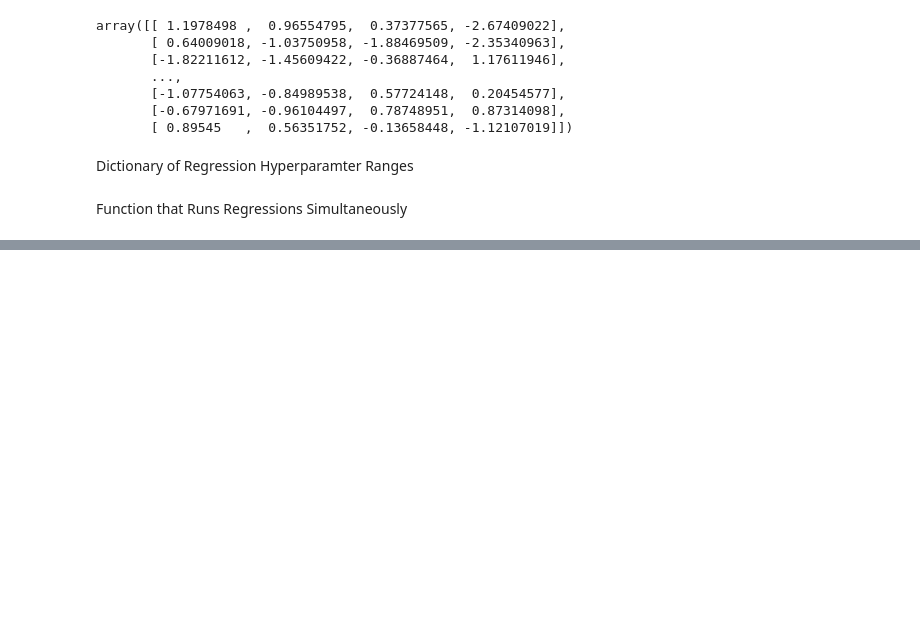
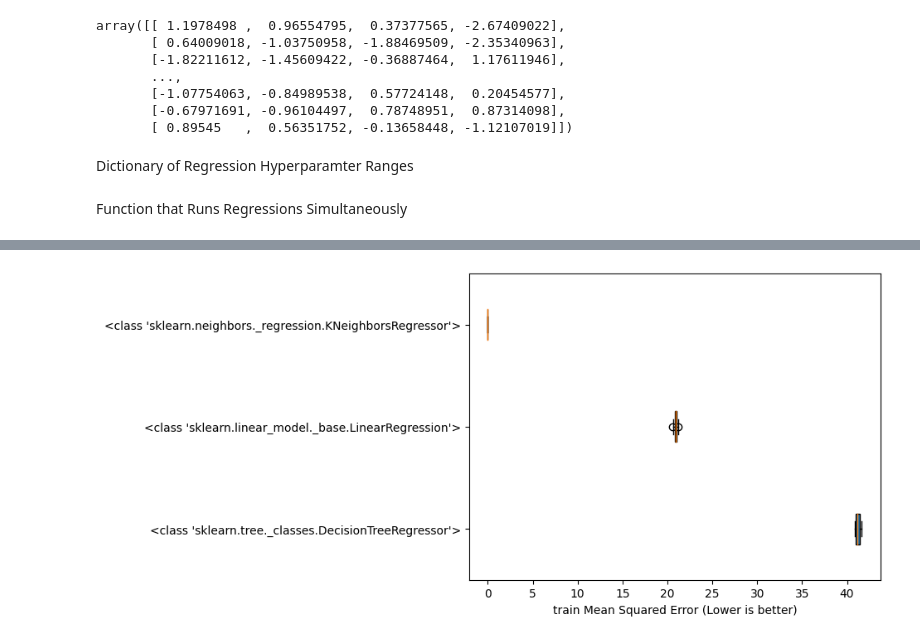
Before and after one commit to sej2020/Machine-Learning-Project, a Jupyter notebook: PowerPlantData/SimultaneousRegressionRun.ipynb, the cells around one changed output, grey strips where cells are left out. Drawn from its saved outputs; the diff is of its cells as text; code cells hidden in the pictures; blank space fills up the shorter version.

```diff
--- a/PowerPlantData/SimultaneousRegressionRun.ipynb
+++ b/PowerPlantData/SimultaneousRegressionRun.ipynb
@@ -195,0 +84,83 @@ plt.show()
+# %%
+def run(model):
+    reg = model()
+    param_grid = regression_param_dict[model]
+
+    if model == LinearRegression:
+        xiter = 4
+    else:
+        xiter = 10
+
+    cv_inner = KFold(n_splits=5, shuffle= True, random_state=1)
+    reg_hyper_search = RandomizedSearchCV(reg,param_grid,scoring="neg_mean_squared_error",cv=cv_inner,n_iter=xiter,refit=True,random_state=12)
+
+    cv_outer = KFold(n_splits=10, shuffle=True, random_state=2)
+    cv_output_dict = cross_validate(reg_hyper_search, pptrain_attrib, pptrain_labels, scoring=["neg_mean_squared_error","neg_mean_absolute_error","r2"], cv=cv_outer, return_train_score=True, return_estimator=True)
+
+    return cv_output_dict
+
+
+def comparison(modellst):
+    cv_data = []
+    for i in modellst:
+        cv_data += [run(i)]
+    return box_plots(cv_data, modellst)
+
+def box_plots(cv_data, modellst):
+    return box_mse(cv_data, modellst,'train'), box_mse(cv_data, modellst, 'test'), box_rmse(cv_data, modellst, 'train'), box_rmse(cv_data, modellst, 'test'), box_r2(cv_data, modellst, 'train'), box_r2(cv_data, modellst, 'test'), box_mae(cv_data, modellst, 'train'), box_mae(cv_data, modellst, 'test'),
+
+def box_mse(cv_data, modellst, data_split):
+    MSEfig = plt.figure()
+    x = []
+    for i in cv_data:
+        x += [i[data_split+'_neg_mean_squared_error']*-1]
+    plt.boxplot(x,vert=False,patch_artist=True,labels=[*modellst])
+    plt.xticks([*range(0,45,5)])
+    plt.xlabel(f'{data_split} Mean Squared Error (Lower is better)')
+    return MSEfig
+
+def box_rmse(cv_data, modellst, data_split):
+    RMSEfig = plt.figure()
+    x = []
+    for i in cv_data:
+        x += [np.sqrt(i[data_split+'_neg_mean_squared_error']*-1)]
+    plt.boxplot(x,vert=False,patch_artist=True,labels=[*modellst])
+    xticklst = []
+    for j in range(0,90,5):
+        xticklst += [j/10]
+    plt.xticks(xticklst)
+    plt.xlabel(f'{data_split} Root Mean Squared Error (Lower is better)')
+    return RMSEfig
+
+def box_r2(cv_data, modellst, data_split):
+    R2fig = plt.figure()
+    x = []
+    for i in cv_data:
+        x += [i[data_split+'_r2']]
+    plt.boxplot(x,vert=False,patch_artist=True,labels=[*modellst])
+    xticklst = []
+    for j in range(70,102,2):
+        xticklst += [j/100]
+    plt.xticks(xticklst)
+    plt.xlabel(f'{data_split} R-Squared Score (Higher is better)')
+    return R2fig
+
+def box_mae(cv_data, modellst, data_split):
+    MAEfig = plt.figure()
+    x = []
+    for i in cv_data:
+        x += [i[data_split+'_neg_mean_absolute_error']*-1]
+    plt.boxplot(x,vert=False,patch_artist=True,labels=[*modellst])
+    xticklst = []
+    for j in range(0,650,50):
+        xticklst += [j/100]
+    plt.xticks(xticklst)
+    plt.xlabel(f'{data_split} Mean Absolute Error (Lower is better)')
+    return MAEfig
+
+x = [DecisionTreeRegressor,LinearRegression,GaussianProcessRegressor,RandomForestRegressor,neighbors.KNeighborsRegressor]
+y = [DecisionTreeRegressor,LinearRegression,neighbors.KNeighborsRegressor]
+comparison(y)
+plt.show()
+# %% [output]
+[figure, added]
```
Also changed, not shown: parts of 3 cells of this notebook, 3 other files.
